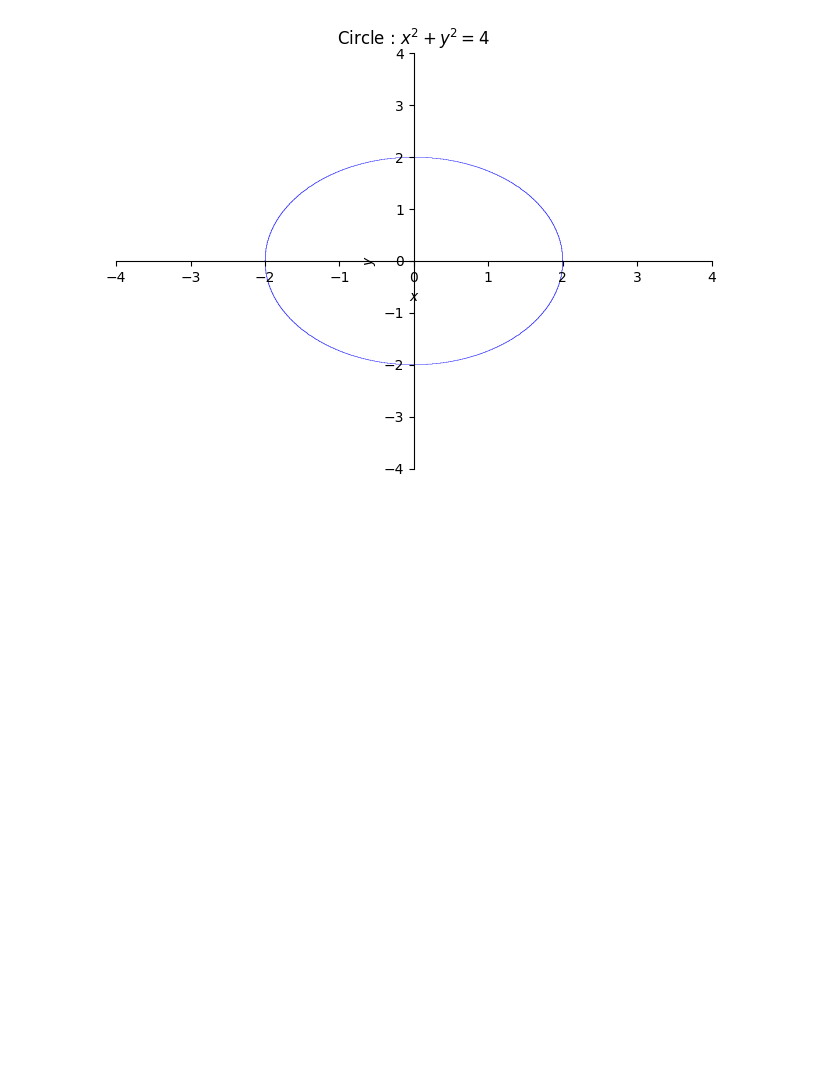
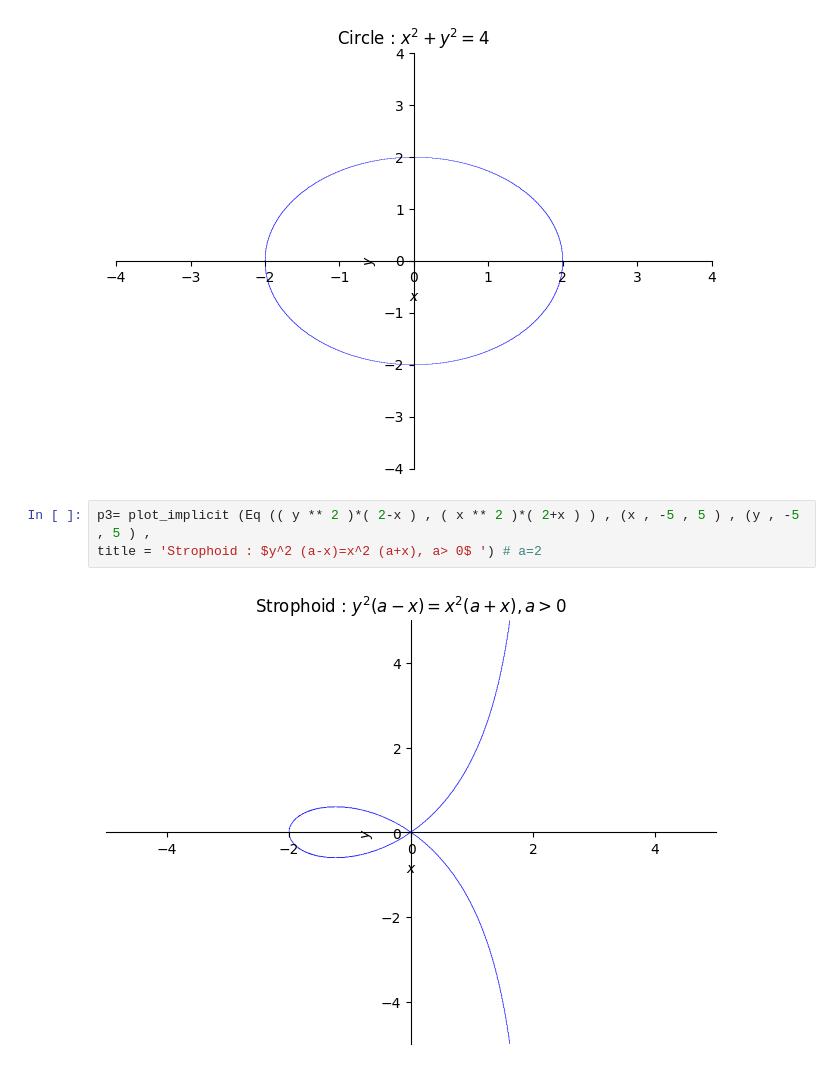
Before and after one commit to dis-craft/G-colab, a Jupyter notebook: srikar.ipynb, the cells around one changed output. Cells and saved outputs as stored; diff of their text form; blank space fills up the shorter version.

Commit message:
Displaying various curves

```diff
--- a/srikar.ipynb
+++ b/srikar.ipynb
@@ -290,3 +290,8 @@ p1 = plot_implicit ( Eq ( x ** 2 + y ** 2 , 4 ) ,(x ,-4 , 4 ) ,(y ,-4 , 4 ) ,
 title = 'Circle : $x^2+y^2=4$ ') # r= 2
 # %% [output]
 [figure]
+# %%
+p3= plot_implicit (Eq (( y ** 2 )*( 2-x ) , ( x ** 2 )*( 2+x ) ) , (x , -5 , 5 ) , (y , -5 , 5 ) ,
+title = 'Strophoid : $y^2 (a-x)=x^2 (a+x), a> 0$ ') # a=2
+# %% [output]
+[figure, added]
```
Also changed, not shown: parts of 6 cells of this notebook.
